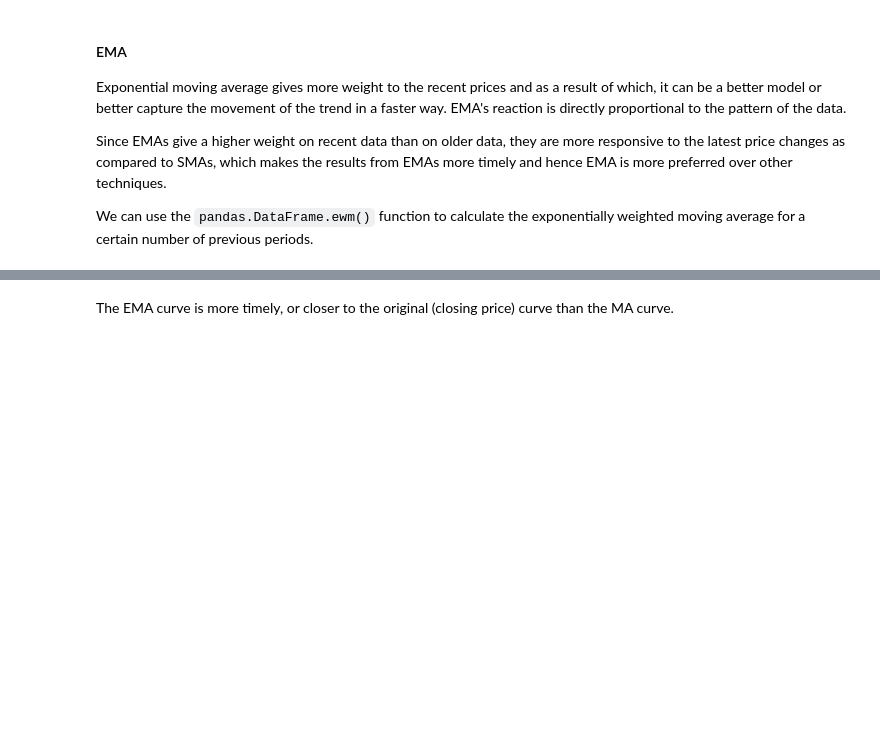
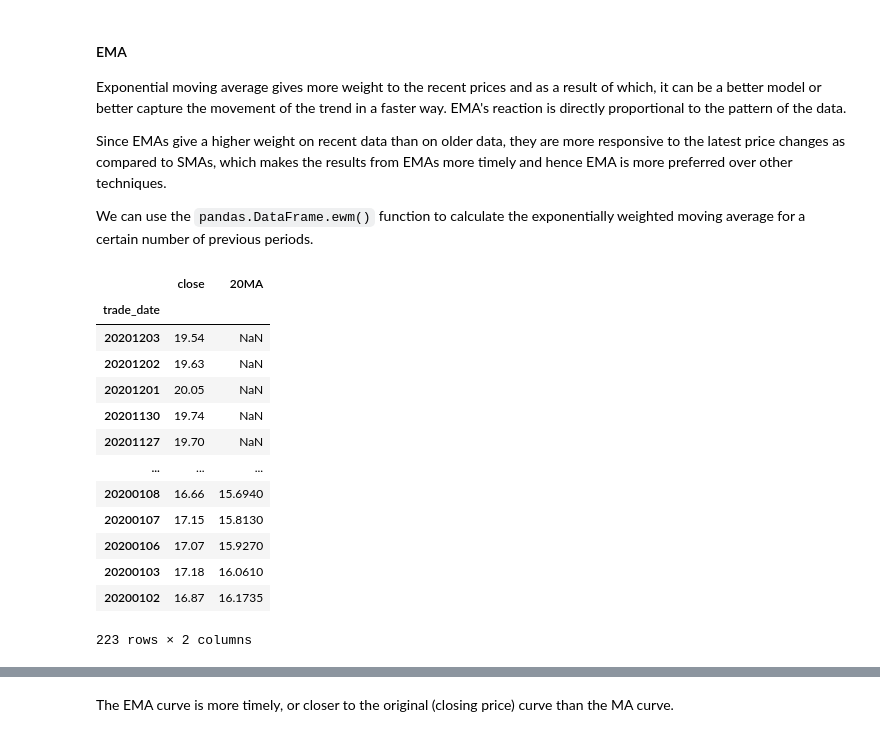
Before and after one commit to xinihe/jrxy_python_course, a Jupyter notebook: ProgramSession/time_series_learn.ipynb, the cells around one changed output, grey strips where cells are left out. Cells and saved outputs as stored; diff of their text form; code cells hidden in the pictures; blank space fills up the shorter version.

```diff
--- a/ProgramSession/time_series_learn.ipynb
+++ b/ProgramSession/time_series_learn.ipynb
@@ -78,5 +92,22 @@ Exponential moving average gives more weight to the recent prices and as a resul
 Since EMAs give a higher weight on recent data than on older data, they are more responsive to the latest price changes as compared to SMAs, which makes the results from EMAs more timely and hence EMA is more preferred over other techniques.
 
 We can use the ``pandas.DataFrame.ewm()`` function to calculate the exponentially weighted moving average for a certain number of previous periods.
+# %%
+cprice
+# %% [output]
+|  | close | 20MA |
+| trade_date |  |  |
+| 20201203 | 19.54 | NaN |
+| 20201202 | 19.63 | NaN |
+| 20201201 | 20.05 | NaN |
+| 20201130 | 19.74 | NaN |
+| 20201127 | 19.70 | NaN |
+| ... | ... | ... |
+| 20200108 | 16.66 | 15.6940 |
+| 20200107 | 17.15 | 15.8130 |
+| 20200106 | 17.07 | 15.9270 |
+| 20200103 | 17.18 | 16.0610 |
+| 20200102 | 16.87 | 16.1735 |
+223 rows × 2 columns
 # %%
 cprice['6EMA'] = cprice['close'].ewm(span=6, adjust=False).mean()
```
Also changed, not shown: parts of 5 cells of this notebook, 4 other files.
